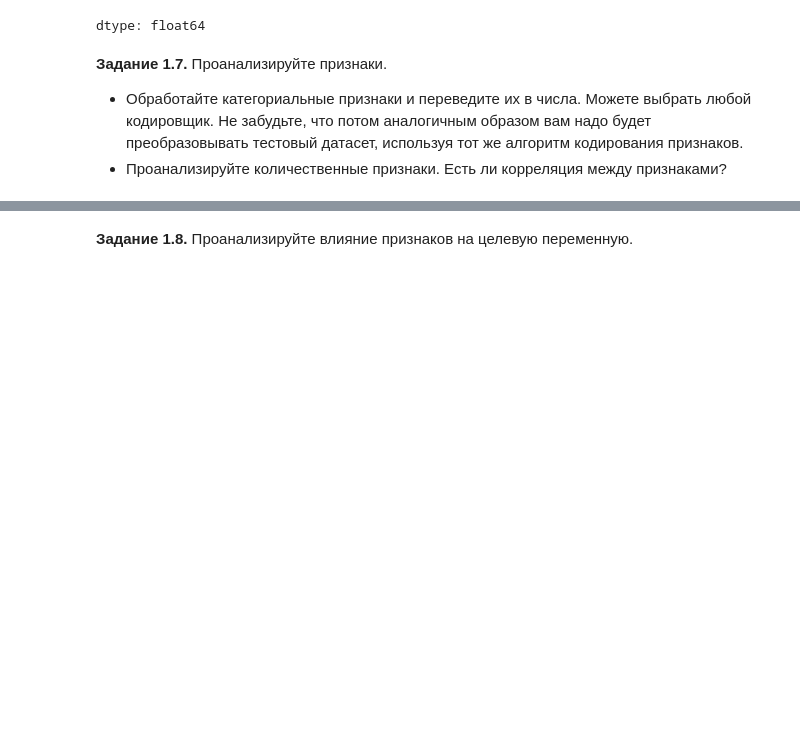
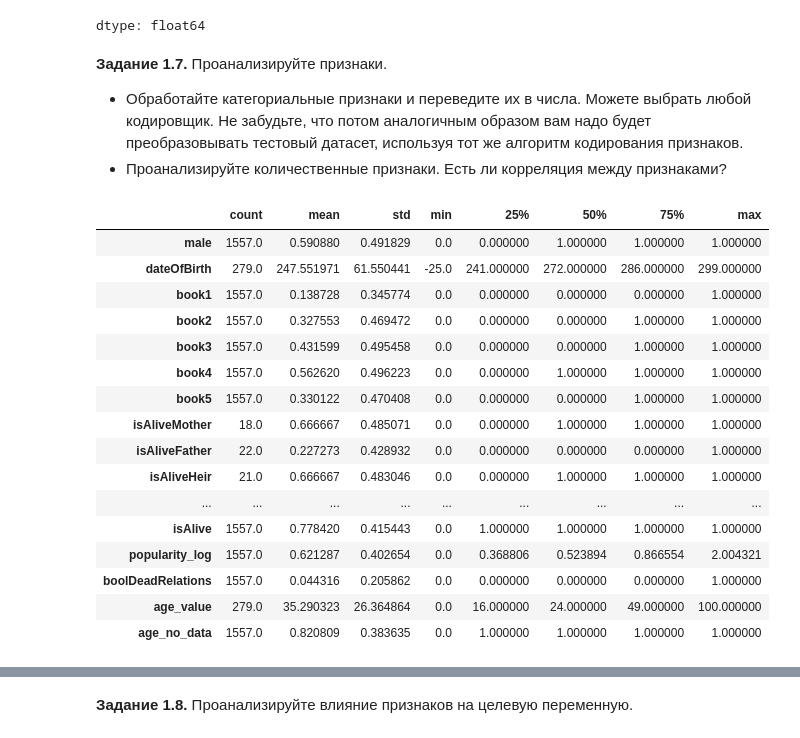
Before and after one commit to skytecat/DLS, a Jupyter notebook: hw_1_game_of_thrones.ipynb, the cells around one changed output, grey strips where cells are left out. Cells and saved outputs as stored; diff of their text form; code cells hidden in the pictures; blank space fills up the shorter version.

```diff
--- a/hw_1_game_of_thrones.ipynb
+++ b/hw_1_game_of_thrones.ipynb
@@ -471,0 +477,20 @@ dtype: float64
+# %%
+data.describe().T
+# %% [output]
+|  | count | mean | std | min | 25% | 50% | 75% | max |
+| male | 1557.0 | 0.590880 | 0.491829 | 0.0 | 0.000000 | 1.000000 | 1.000000 | 1.000000 |
+| dateOfBirth | 279.0 | 247.551971 | 61.550441 | -25.0 | 241.000000 | 272.000000 | 286.000000 | 299.000000 |
+| book1 | 1557.0 | 0.138728 | 0.345774 | 0.0 | 0.000000 | 0.000000 | 0.000000 | 1.000000 |
+| book2 | 1557.0 | 0.327553 | 0.469472 | 0.0 | 0.000000 | 0.000000 | 1.000000 | 1.000000 |
+| book3 | 1557.0 | 0.431599 | 0.495458 | 0.0 | 0.000000 | 0.000000 | 1.000000 | 1.000000 |
+| book4 | 1557.0 | 0.562620 | 0.496223 | 0.0 | 0.000000 | 1.000000 | 1.000000 | 1.000000 |
+| book5 | 1557.0 | 0.330122 | 0.470408 | 0.0 | 0.000000 | 0.000000 | 1.000000 | 1.000000 |
+| isAliveMother | 18.0 | 0.666667 | 0.485071 | 0.0 | 0.000000 | 1.000000 | 1.000000 | 1.000000 |
+| isAliveFather | 22.0 | 0.227273 | 0.428932 | 0.0 | 0.000000 | 0.000000 | 0.000000 | 1.000000 |
+| isAliveHeir | 21.0 | 0.666667 | 0.483046 | 0.0 | 0.000000 | 1.000000 | 1.000000 | 1.000000 |
+| ... | ... | ... | ... | ... | ... | ... | ... | ... |
+| isAlive | 1557.0 | 0.778420 | 0.415443 | 0.0 | 1.000000 | 1.000000 | 1.000000 | 1.000000 |
+| popularity_log | 1557.0 | 0.621287 | 0.402654 | 0.0 | 0.368806 | 0.523894 | 0.866554 | 2.004321 |
+| boolDeadRelations | 1557.0 | 0.044316 | 0.205862 | 0.0 | 0.000000 | 0.000000 | 0.000000 | 1.000000 |
+| age_value | 279.0 | 35.290323 | 26.364864 | 0.0 | 16.000000 | 24.000000 | 49.000000 | 100.000000 |
+| age_no_data | 1557.0 | 0.820809 | 0.383635 | 0.0 | 1.000000 | 1.000000 | 1.000000 | 1.000000 |
```
Also changed, not shown: parts of 18 cells of this notebook.
